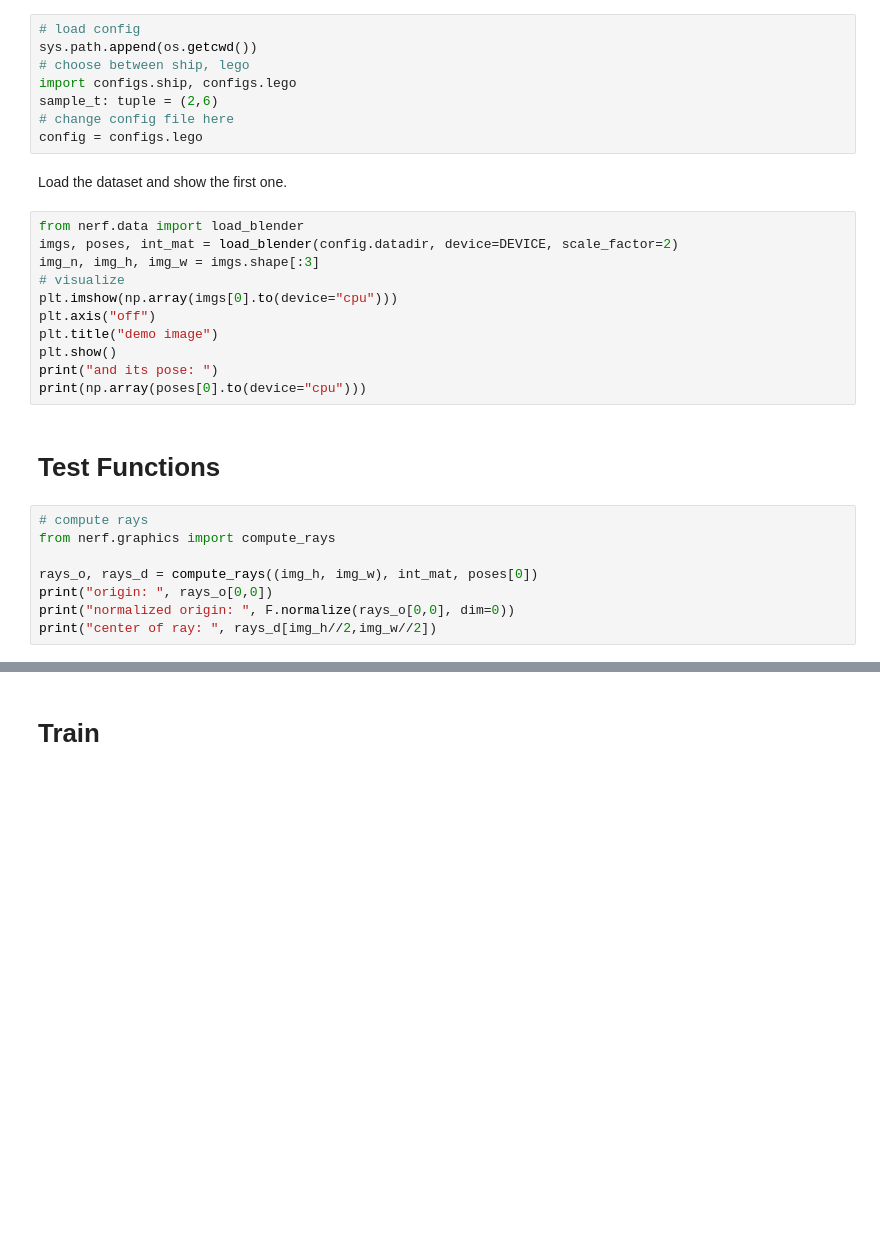
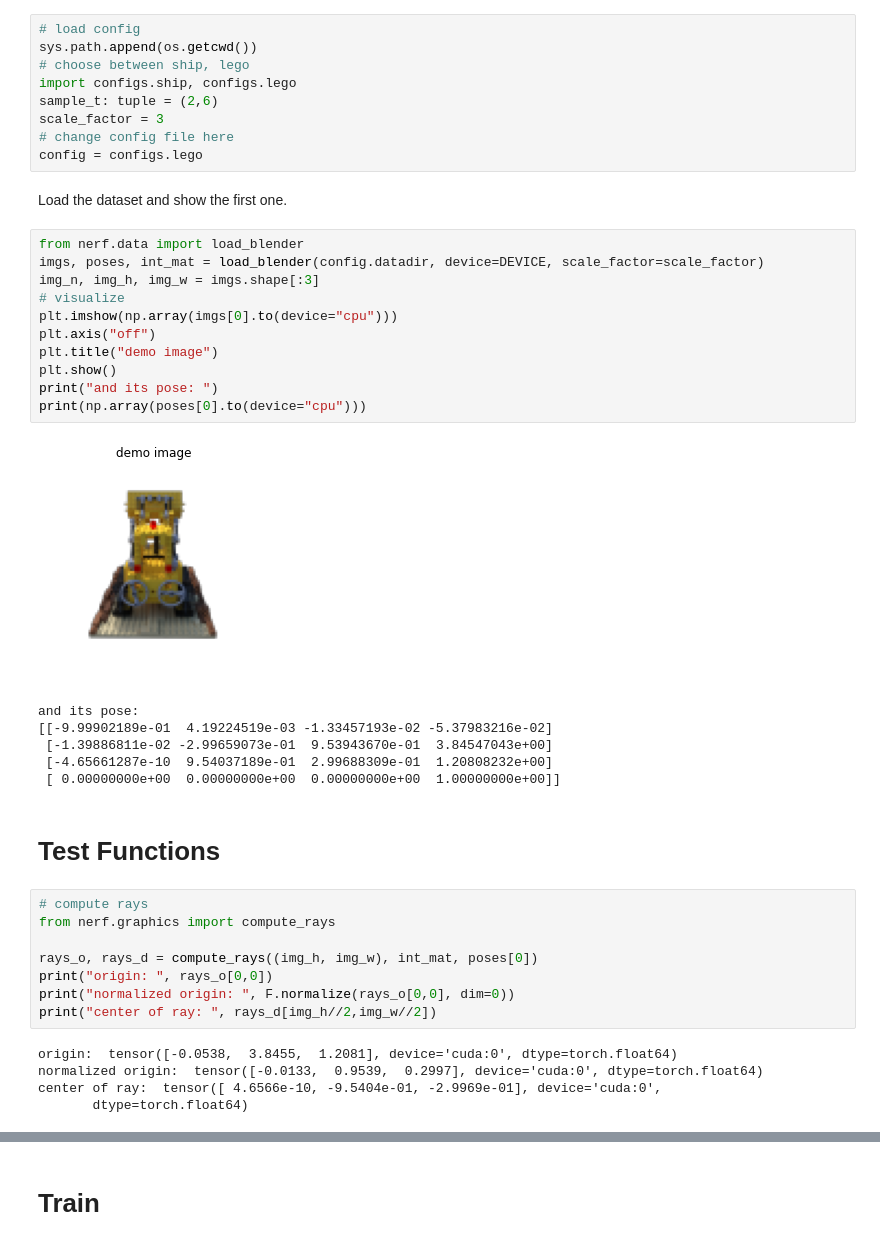
Before and after one commit to Jiayi-Pan/NeRF, a Jupyter notebook: NeRF.ipynb, the cells around one changed output, grey strips where cells are left out. Cells and saved outputs as stored; diff of their text form; blank space fills up the shorter version.

```diff
--- a/NeRF.ipynb
+++ b/NeRF.ipynb
@@ -27,21 +29,29 @@ sys.path.append(os.getcwd())
 # choose between ship, lego
 import configs.ship, configs.lego
 sample_t: tuple = (2,6)
+scale_factor = 3
 # change config file here
 config = configs.lego
 # %% [markdown]
 Load the dataset and show the first one.
 # %%
 from nerf.data import load_blender
-imgs, poses, int_mat = load_blender(config.datadir, device=DEVICE, scale_factor=2)
+imgs, poses, int_mat = load_blender(config.datadir, device=DEVICE, scale_factor=scale_factor)
 img_n, img_h, img_w = imgs.shape[:3]
 # visualize
 plt.imshow(np.array(imgs[0].to(device="cpu")))
 plt.axis("off")
 plt.title("demo image")
 plt.show()
 print("and its pose: ")
 print(np.array(poses[0].to(device="cpu")))
+# %% [output]
+[figure, added]
+and its pose:
+[[-9.99902189e-01  4.19224519e-03 -1.33457193e-02 -5.37983216e-02]
+ [-1.39886811e-02 -2.99659073e-01  9.53943670e-01  3.84547043e+00]
+ [-4.65661287e-10  9.54037189e-01  2.99688309e-01  1.20808232e+00]
+ [ 0.00000000e+00  0.00000000e+00  0.00000000e+00  1.00000000e+00]]
 # %% [markdown]
 # Test Functions
 # %%
@@ -52,6 +62,11 @@ rays_o, rays_d = compute_rays((img_h, img_w), int_mat, poses[0])
 print("origin: ", rays_o[0,0])
 print("normalized origin: ", F.normalize(rays_o[0,0], dim=0))
 print("center of ray: ", rays_d[img_h//2,img_w//2])
+# %% [output]
+origin:  tensor([-0.0538,  3.8455,  1.2081], device='cuda:0', dtype=torch.float64)
+normalized origin:  tensor([-0.0133,  0.9539,  0.2997], device='cuda:0', dtype=torch.float64)
+center of ray:  tensor([ 4.6566e-10, -9.5404e-01, -2.9969e-01], device='cuda:0',
+       dtype=torch.float64)
 # %%
 # query from rays
 from nerf.graphics import queries_from_rays
```
Also changed, not shown: parts of 6 cells of this notebook, 3 other files.
